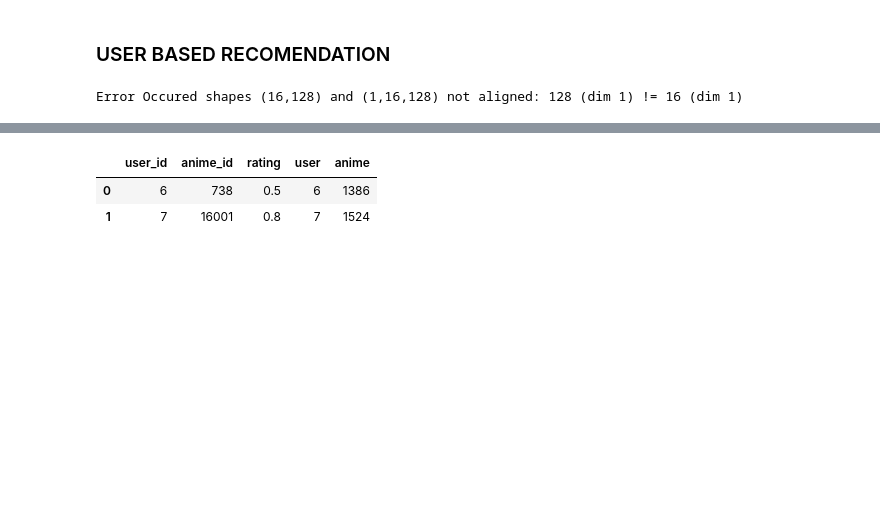
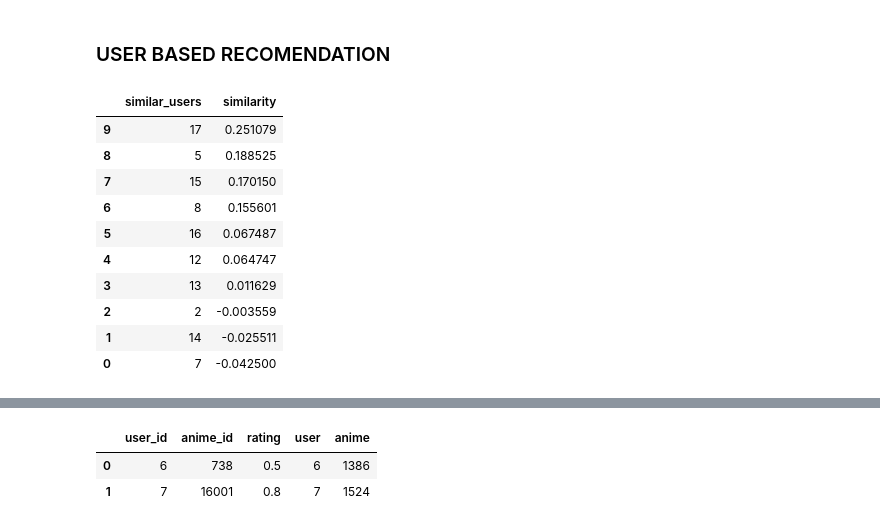
Before and after one commit to yasiruLakruwan/Hybrid-anime-recommender-system, a Jupyter notebook: notebook/anime.ipynb, the cells around one changed output, grey strips where cells are left out. Drawn from its saved outputs; the diff is of its cells as text; code cells hidden in the pictures; blank space fills up the shorter version.

```diff
--- a/notebook/anime.ipynb
+++ b/notebook/anime.ipynb
@@ -491,9 +491,19 @@ def find_similar_users(item_input , user_weights , user2user_encoded , user2user
     except Exception as e:
         print("Error Occured",e)
 # %%
-find_similar_users(int(1880),user_weights,user2user_encoded,user2user_decoded)
+find_similar_users(int(6),user_weights,user2user_encoded,user2user_decoded)
 # %% [output]
-Error Occured shapes (16,128) and (1,16,128) not aligned: 128 (dim 1) != 16 (dim 1)
+|  | similar_users | similarity |
+| 9 | 17 | 0.251079 |
+| 8 | 5 | 0.188525 |
+| 7 | 15 | 0.170150 |
+| 6 | 8 | 0.155601 |
+| 5 | 16 | 0.067487 |
+| 4 | 12 | 0.064747 |
+| 3 | 13 | 0.011629 |
+| 2 | 2 | -0.003559 |
+| 1 | 14 | -0.025511 |
+| 0 | 7 | -0.042500 |
 # %%
 from wordcloud import WordCloud
 
```
Also changed, not shown: parts of 7 cells of this notebook, 2 other files.
